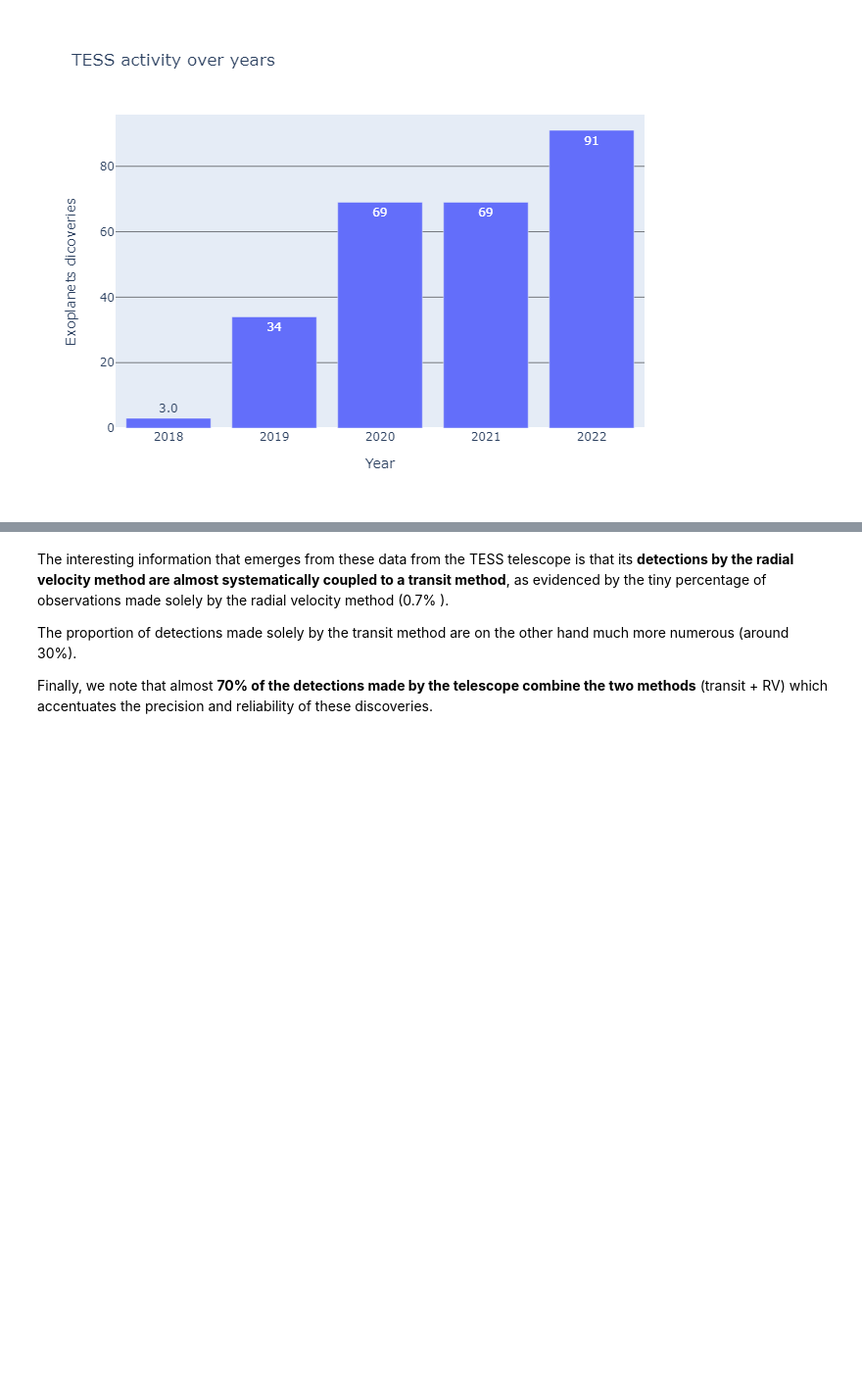
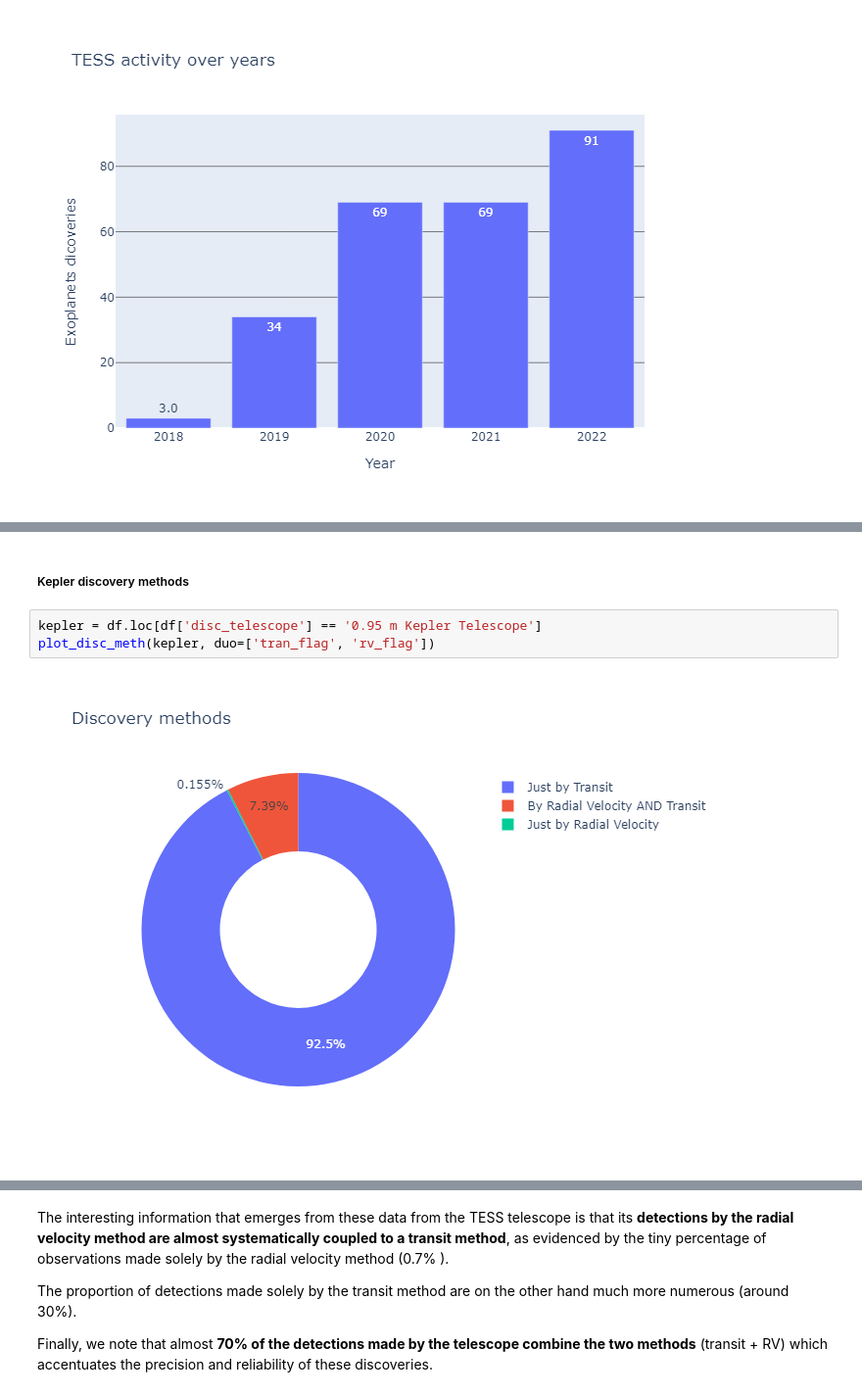
Before and after one commit to Kartmaan/Exoplanets, a Jupyter notebook: exoplanets.ipynb, the cells around one changed output, grey strips where cells are left out. Shown: that part at 98% size. Drawn from its saved outputs; the diff is of its cells as text; blank space fills up the shorter version.

```diff
--- a/exoplanets.ipynb
+++ b/exoplanets.ipynb
@@ -609,0 +651,7 @@ title='TESS activity over years')
+# %% [markdown]
+##### Kepler discovery methods
+# %%
+kepler = df.loc[df['disc_telescope'] == '0.95 m Kepler Telescope']
+plot_disc_meth(kepler, duo=['tran_flag', 'rv_flag'])
+# %% [output]
+[figure, added]
```
Also changed, not shown: parts of 39 cells of this notebook, 1 other file.
